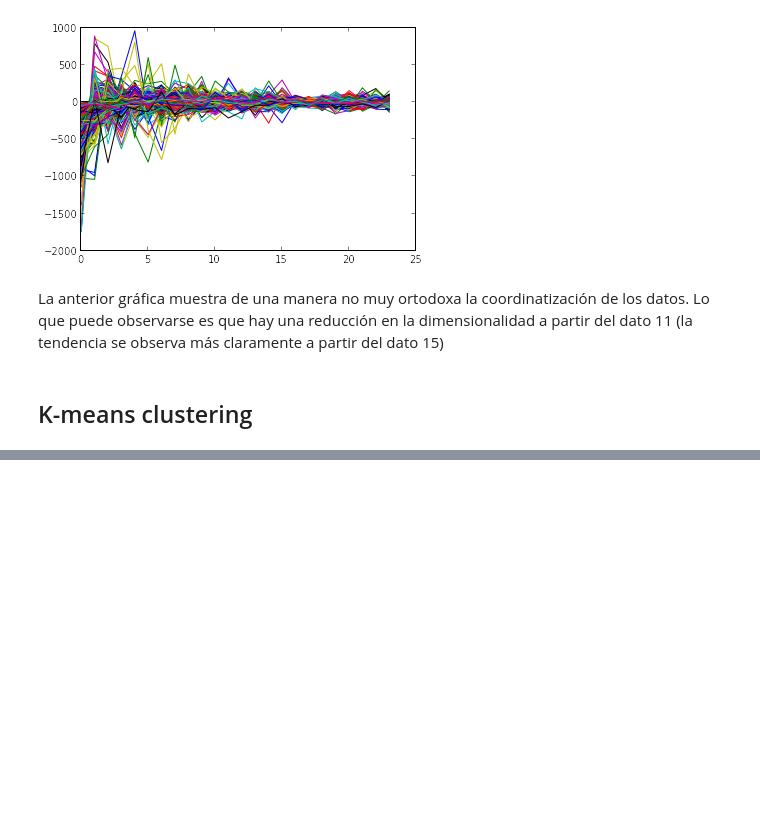
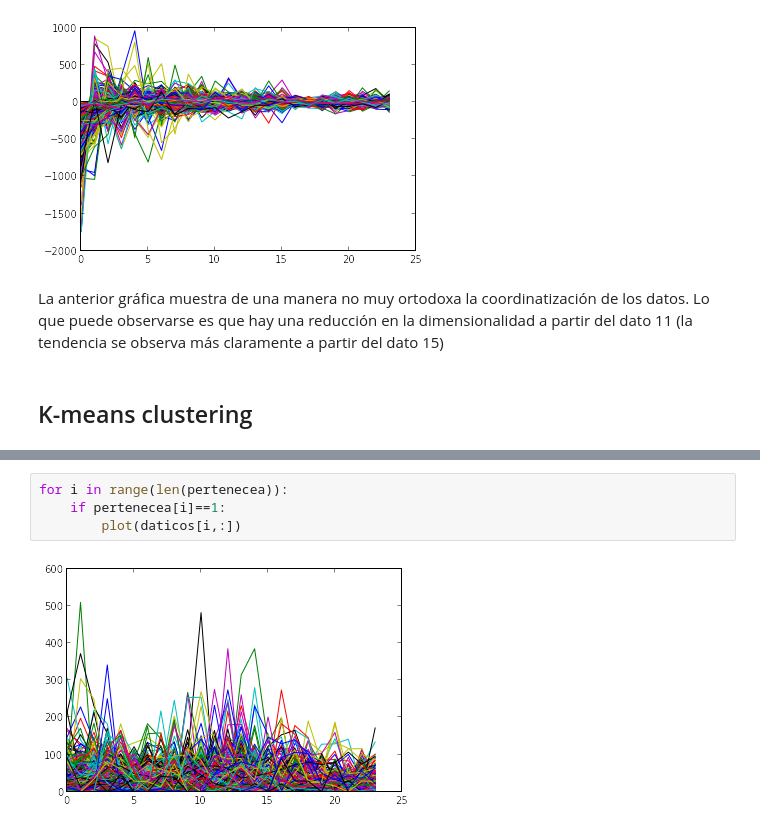
Before and after one commit to JuanRAlvarez/Tarea-4, a Jupyter notebook: Homicidios.ipynb, the cells around one changed output, grey strips where cells are left out. Saved outputs shown, nothing was run; the diff lists cells and outputs as text; blank space fills up the shorter version.

```diff
--- a/Homicidios.ipynb
+++ b/Homicidios.ipynb
@@ -164,0 +228,6 @@ print centors
+# %%
+for i in range(len(pertenecea)):
+    if pertenecea[i]==1:
+        plot(daticos[i,:])
+# %% [output]
+[figure, added]
```
Also changed, not shown: parts of 21 cells of this notebook, 3 other files.
